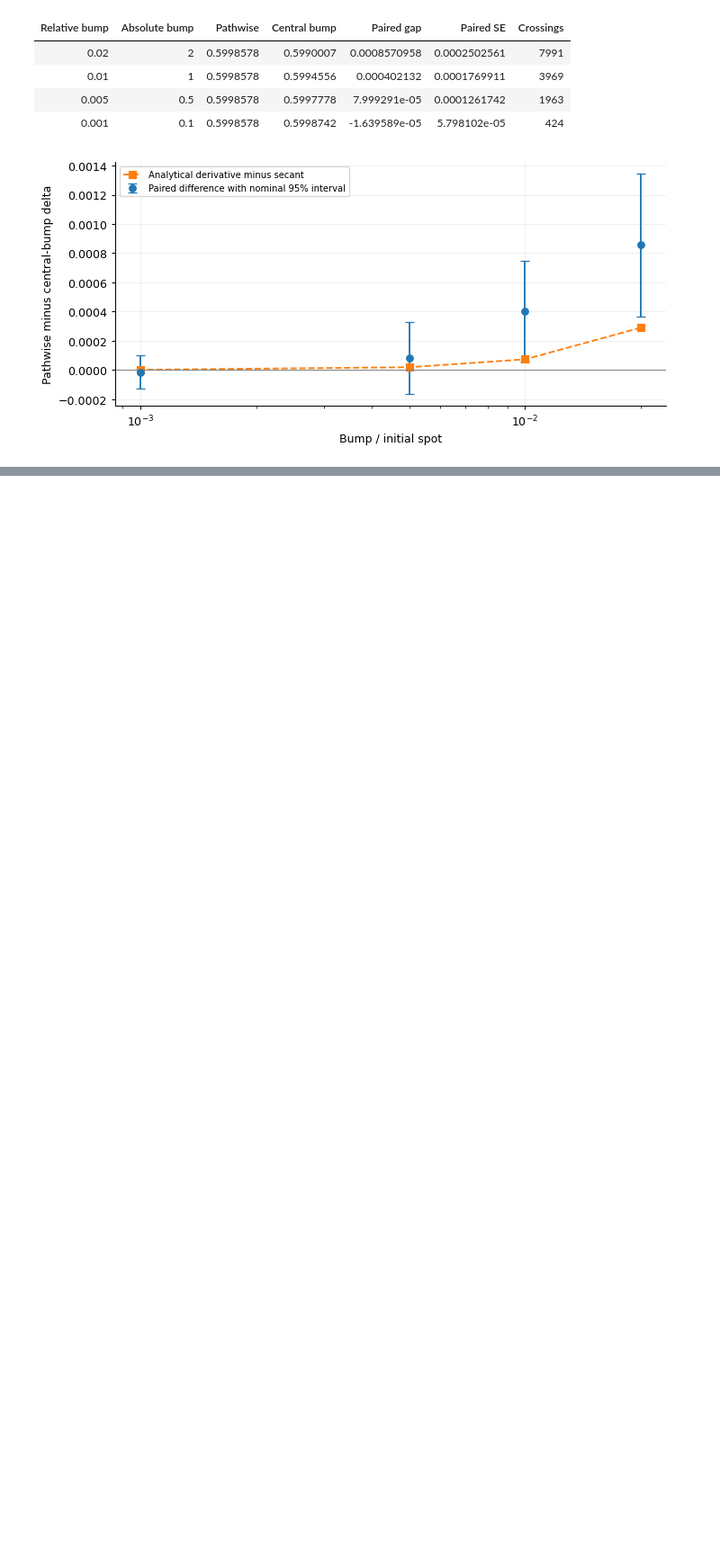
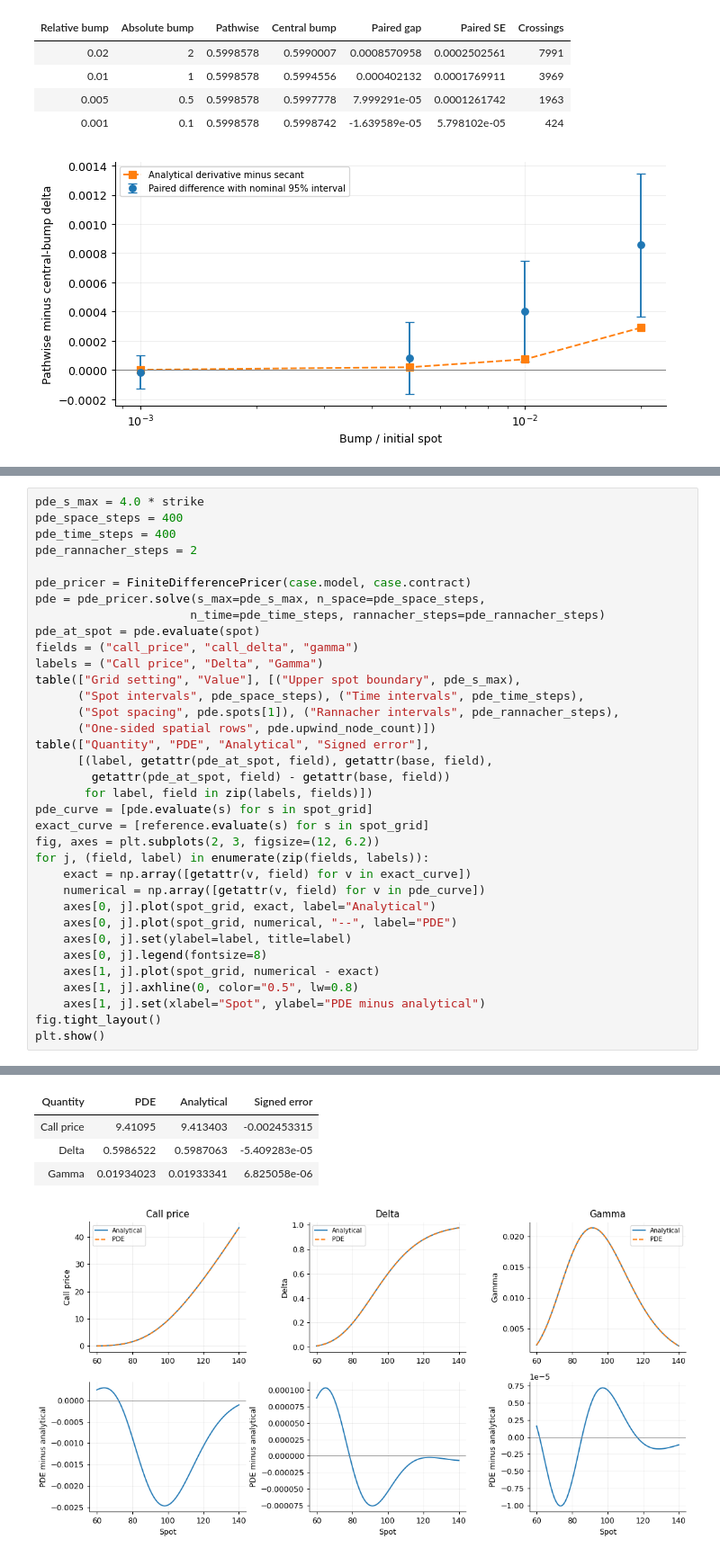
Before and after one commit to KVInator/deep-bsde-pricing, a Jupyter notebook: notebooks/01_classical_references.ipynb, the cells around one changed output, grey strips where cells are left out. Shown at 90% size. Saved outputs shown, nothing was run; the diff lists cells and outputs as text; blank space fills up the shorter version.

```diff
--- a/notebooks/01_classical_references.ipynb
+++ b/notebooks/01_classical_references.ipynb
@@ -271,0 +288,36 @@ plt.show()
+# %%
+pde_s_max = 4.0 * strike
+pde_space_steps = 400
+pde_time_steps = 400
+pde_rannacher_steps = 2
+
+pde_pricer = FiniteDifferencePricer(case.model, case.contract)
+pde = pde_pricer.solve(s_max=pde_s_max, n_space=pde_space_steps,
+                      n_time=pde_time_steps, rannacher_steps=pde_rannacher_steps)
+pde_at_spot = pde.evaluate(spot)
+fields = ("call_price", "call_delta", "gamma")
+labels = ("Call price", "Delta", "Gamma")
+table(["Grid setting", "Value"], [("Upper spot boundary", pde_s_max),
+      ("Spot intervals", pde_space_steps), ("Time intervals", pde_time_steps),
+      ("Spot spacing", pde.spots[1]), ("Rannacher intervals", pde_rannacher_steps),
+      ("One-sided spatial rows", pde.upwind_node_count)])
+table(["Quantity", "PDE", "Analytical", "Signed error"],
+      [(label, getattr(pde_at_spot, field), getattr(base, field),
+        getattr(pde_at_spot, field) - getattr(base, field))
+       for label, field in zip(labels, fields)])
+pde_curve = [pde.evaluate(s) for s in spot_grid]
+exact_curve = [reference.evaluate(s) for s in spot_grid]
+fig, axes = plt.subplots(2, 3, figsize=(12, 6.2))
+for j, (field, label) in enumerate(zip(fields, labels)):
+    exact = np.array([getattr(v, field) for v in exact_curve])
+    numerical = np.array([getattr(v, field) for v in pde_curve])
+    axes[0, j].plot(spot_grid, exact, label="Analytical")
+    axes[0, j].plot(spot_grid, numerical, "--", label="PDE")
+    axes[0, j].set(ylabel=label, title=label)
+    axes[0, j].legend(fontsize=8)
+    axes[1, j].plot(spot_grid, numerical - exact)
+    axes[1, j].axhline(0, color="0.5", lw=0.8)
+    axes[1, j].set(xlabel="Spot", ylabel="PDE minus analytical")
+fig.tight_layout()
+plt.show()
+# %% [output]
@@ -271,0 +331,5 @@ plt.show()
+| Quantity | PDE | Analytical | Signed error |
+| Call price | 9.41095 | 9.413403 | -0.002453315 |
+| Delta | 0.5986522 | 0.5987063 | -5.409283e-05 |
+| Gamma | 0.01934023 | 0.01933341 | 6.825058e-06 |
+[figure, added]
```
Also changed, not shown: parts of 11 cells of this notebook, 5 other files.
